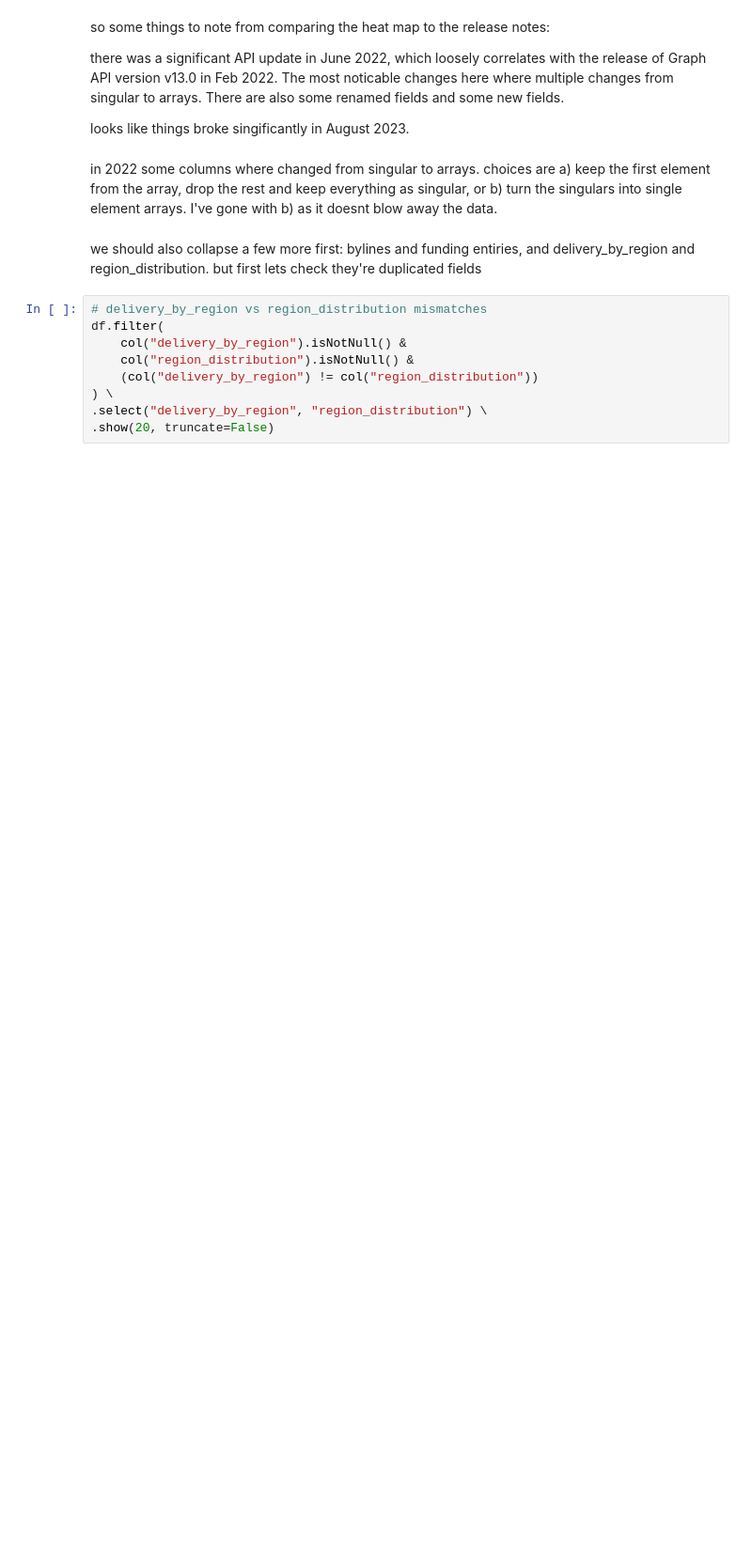
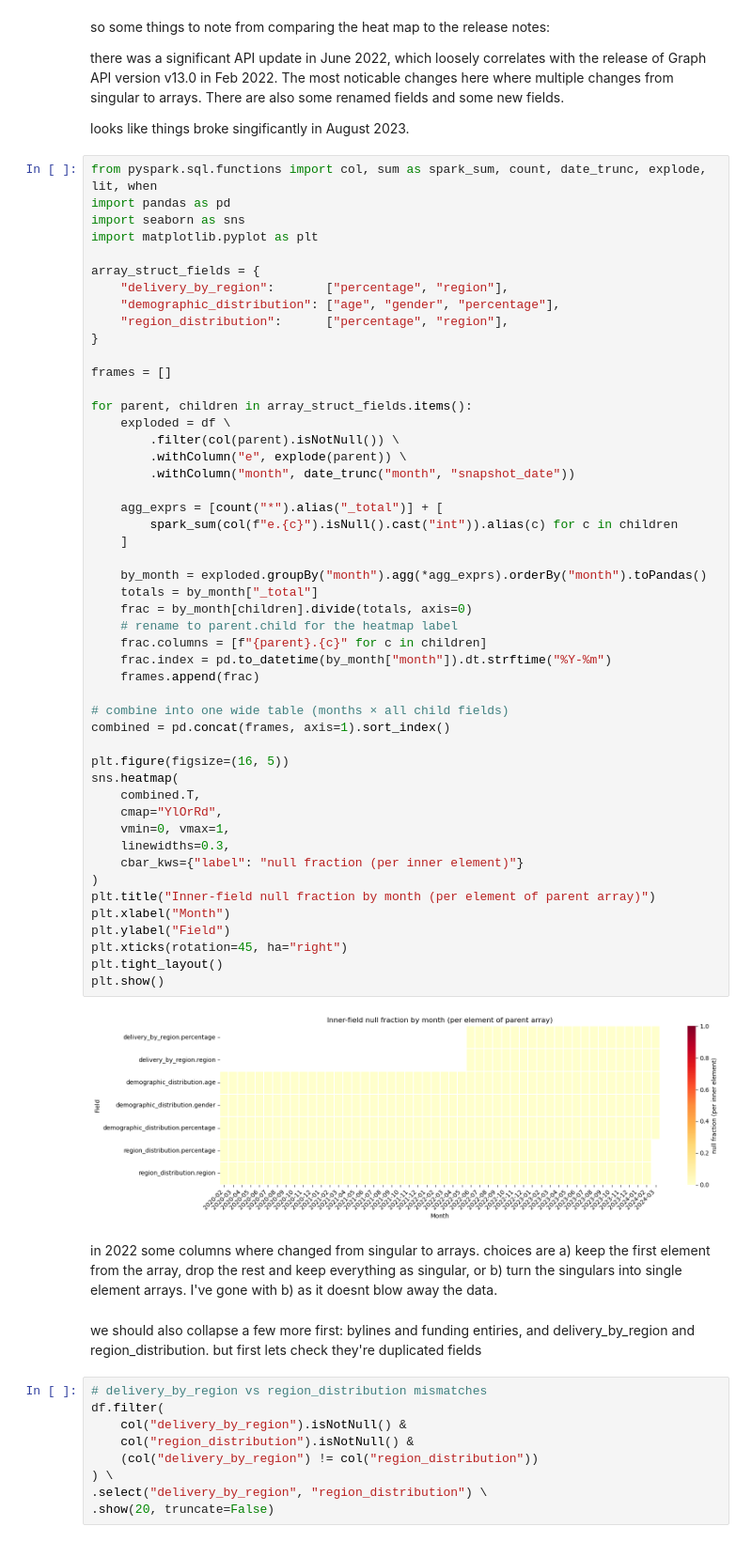
Before and after one commit to stuliveshere/FB_API, a Jupyter notebook: notebooks/01_data_loading.ipynb, the cells around one changed output. Shown at 94% size. Cells and saved outputs as stored; diff of their text form; blank space fills up the shorter version.

```diff
--- a/notebooks/01_data_loading.ipynb
+++ b/notebooks/01_data_loading.ipynb
@@ -163,6 +183,57 @@ so some things to note from comparing the heat map to the release notes:
 there was a significant API update in June 2022, which loosely correlates with the release of Graph API version v13.0 in Feb 2022. The most noticable changes here where multiple changes from singular to arrays. There are also some renamed fields and some new fields.
 
 looks like things broke singificantly in August 2023.
+# %%
+from pyspark.sql.functions import col, sum as spark_sum, count, date_trunc, explode, lit, when
+import pandas as pd
+import seaborn as sns
+import matplotlib.pyplot as plt
+
+array_struct_fields = {
+    "delivery_by_region":       ["percentage", "region"],
+    "demographic_distribution": ["age", "gender", "percentage"],
+    "region_distribution":      ["percentage", "region"],
+}
+
+frames = []
+
+for parent, children in array_struct_fields.items():
+    exploded = df \
+        .filter(col(parent).isNotNull()) \
+        .withColumn("e", explode(parent)) \
+        .withColumn("month", date_trunc("month", "snapshot_date"))
+
+    agg_exprs = [count("*").alias("_total")] + [
+        spark_sum(col(f"e.{c}").isNull().cast("int")).alias(c) for c in children
+    ]
+
+    by_month = exploded.groupBy("month").agg(*agg_exprs).orderBy("month").toPandas()
+    totals = by_month["_total"]
+    frac = by_month[children].divide(totals, axis=0)
+    # rename to parent.child for the heatmap label
+    frac.columns = [f"{parent}.{c}" for c in children]
+    frac.index = pd.to_datetime(by_month["month"]).dt.strftime("%Y-%m")
+    frames.append(frac)
+
+# combine into one wide table (months × all child fields)
+combined = pd.concat(frames, axis=1).sort_index()
+
+plt.figure(figsize=(16, 5))
+sns.heatmap(
+    combined.T,
+    cmap="YlOrRd",
+    vmin=0, vmax=1,
+    linewidths=0.3,
+    cbar_kws={"label": "null fraction (per inner element)"}
+)
+plt.title("Inner-field null fraction by month (per element of parent array)")
+plt.xlabel("Month")
+plt.ylabel("Field")
+plt.xticks(rotation=45, ha="right")
+plt.tight_layout()
+plt.show()
+# %% [output]
+[figure, added]
 # %% [markdown]
 in 2022 some columns where changed from singular to arrays. choices are a) keep the first element from the array, drop the rest and keep everything as singular, or b) turn the singulars into single element arrays. I've gone with b) as it doesnt blow away the data.
 # %% [markdown]
```
Also changed, not shown: parts of 13 cells of this notebook, 2 other files.
